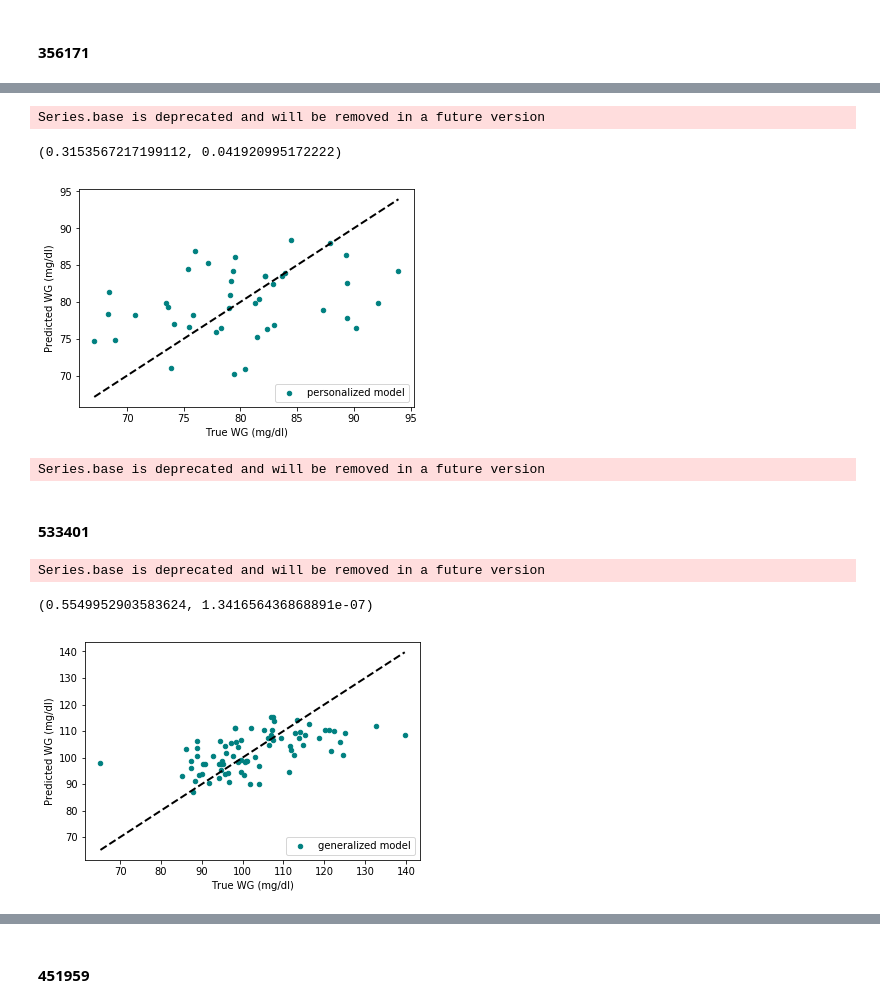
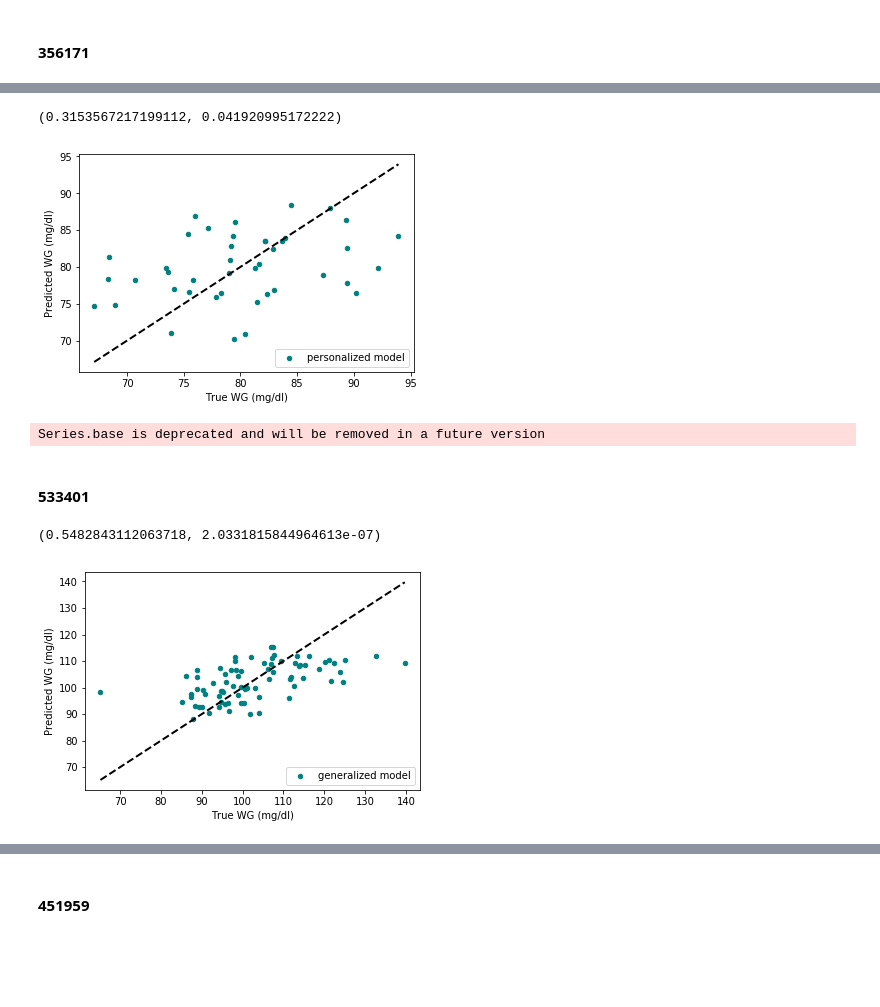
Before and after one commit to ElviraMingazova/MA_Thesis, a Jupyter notebook: Predictions from the diet and personal features.ipynb, the cells around one changed output, grey strips where cells are left out. Cells and saved outputs as stored; diff of their text form; code cells hidden in the pictures; blank space fills up the shorter version.

```diff
--- a/Predictions from the diet and personal features.ipynb
+++ b/Predictions from the diet and personal features.ipynb
@@ -489,7 +461,5 @@ X_data_simple = pd.merge(diet_all.reset_index(), pers_data, on='RegistrationCode
 # %%
-X_data_simple = pd.merge(X_data_simple, ppgr_cv_day, on=['RegistrationCode', 'Day'])
+X_data_simple = pd.merge(diet_all.reset_index(), ppgr_cv_day, on=['RegistrationCode', 'Day']).set_index(['RegistrationCode', 'Day'])
-# %%
-X_data_simple = X_data_simple.drop(columns=['bt__hba1c', 'bt__fructosamine', 'bt__glucose', 'bt__insulin'])
 # %% [markdown]
 #### Rename food features
 # %%
@@ -1522,13 +1459,0 @@ Index(['trunk_fat', 'height', 'sitting_blood_pressure_pulse_rate', 'hips',
-# %%
-X,y = X_y_data.iloc[:,0:-1], X_y_data.iloc[:,-1]
-X_train, X_test, y_train, y_test=train_test_split(X, y, test_size=0.2, random_state=33)
-xgbr = xgb.XGBRegressor(objective ='reg:squarederror', learning_rate = 0.1,
-            max_depth = 6, n_estimators = 100, min_child_weight=4,
-            colsample_bytree=0.9, alpha=0, reg_lambda=20)
-# Perform K-Fold CV
-
-xgbr.fit(X_train, y_train)
-
-kfold = KFold(n_splits=10, shuffle=True, random_state=181)
-kf_cv_scores = cross_val_score(xgbr, X_train, y_train, cv=kfold )
-print('K-fold CV average score: %.2f' % ( kf_cv_scores.mean()))
@@ -2262,17 +2176,15 @@ Series.base is deprecated and will be removed in a future version
 X_356171, xgbr_356171 = predict_pers(rc_356171[['energy_kcal_d', 'carbohydrate_g_d',
                                                 'caloric%carbs_total', 'caffeine_mg_total', 'carbohydrate_g_total', 'std', 'wakeup_glucose']],
                                      learning_rate=0.1, max_depth=4, n_estimators=60, min_child_weight=4, colsample_bytree=0.9,
-                                     random_state=7, savefig=True, location='figures/356171_prediction_personalized')
+                                     random_state=7, savefig=False, location='figures/356171_prediction_personalized')
 # %% [output]
-Series.base is deprecated and will be removed in a future version
+(0.3153567217199112, 0.041920995172222)
+[figure]
-(0.3153567217199112, 0.041920995172222)
+Series.base is deprecated and will be removed in a future version
-[figure]
-Series.base is deprecated and will be removed in a future version
 # %% [markdown]
 #### 533401
 # %%
-predict_general(rc_533401_allf, xgbr)
+predict_general(rc_533401_allf, xgbr, savefig=False, location='figures/533401_prediction_generalized')
 # %% [output]
-Series.base is deprecated and will be removed in a future version
+(0.5482843112063718, 2.0331815844964613e-07)
-(0.5549952903583624, 1.341656436868891e-07)
-[figure, old version]
+[figure, new version]
```
Also changed, not shown: parts of 30 cells of this notebook, 13 other files.
